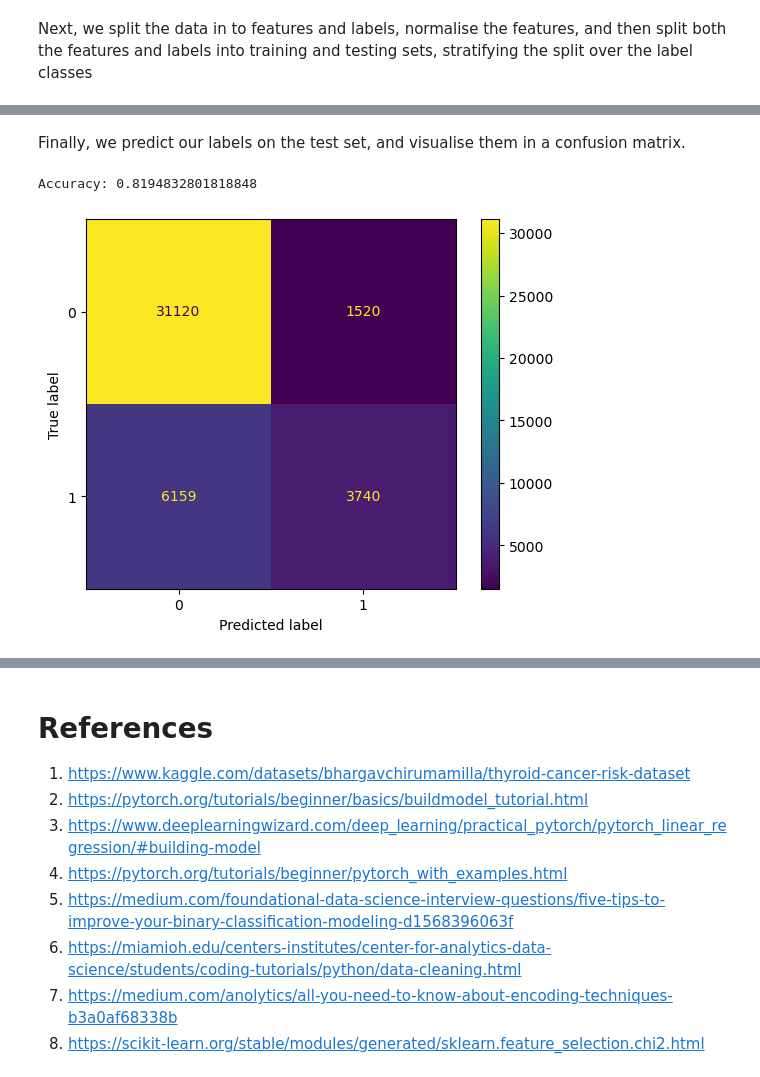
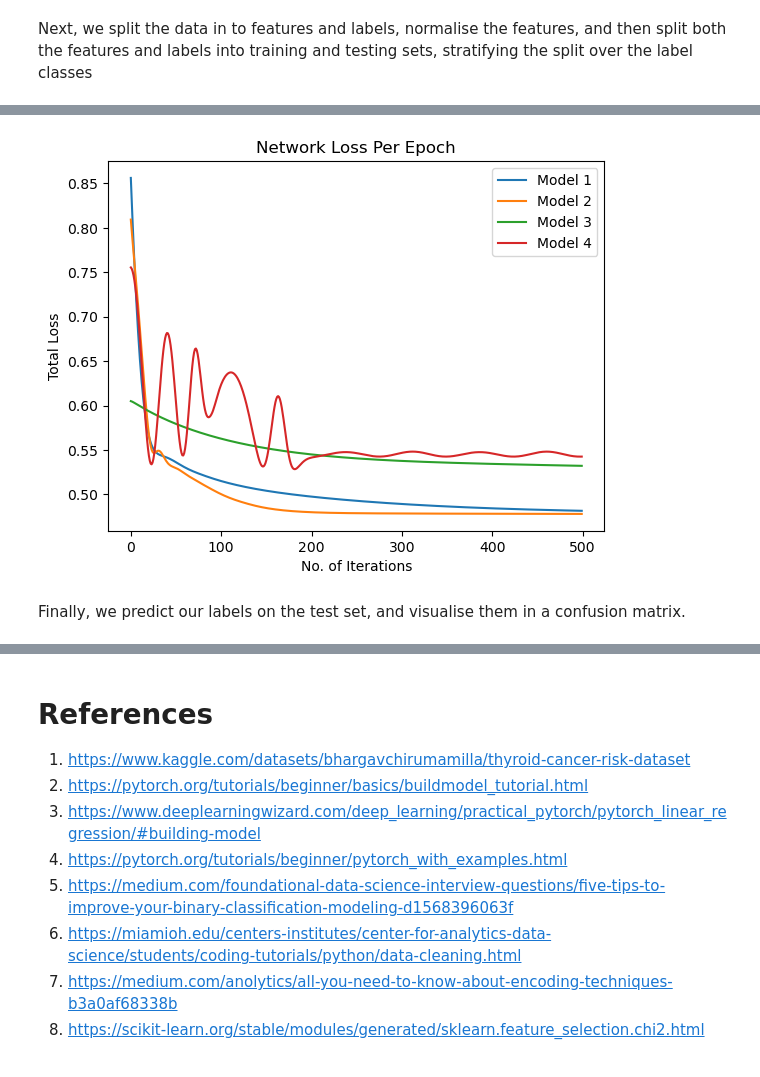
Before and after one commit to Aidan-Mulholland/Advanced-AI, a Jupyter notebook: main.ipynb, the cells around one changed output, grey strips where cells are left out. Saved outputs shown, nothing was run; the diff lists cells and outputs as text; code cells hidden in the pictures.

Commit message:
added some hyperparameter comparison for different models

```diff
--- a/main.ipynb
+++ b/main.ipynb
@@ -297,0 +393,31 @@ plt.show()
+# %%
+class NeuralNetwork(torch.nn.Module):
+    def __init__(self, input_size):
+        super().__init__()
+        self.flatten = torch.nn.Flatten()
+        self.connected_layers = torch.nn.Sequential(
+            torch.nn.Linear(input_size, 5),
+            torch.nn.ReLU(),
+            torch.nn.Linear(5, 1),
+            torch.nn.Sigmoid()
+        )
+
+    def forward(self, x):
+        x = self.flatten(x)
+        output = self.connected_layers(x)
+        return output
+
+model_4 = NeuralNetwork(x_train.shape[1]).to(device)
+criterion = torch.nn.BCELoss()
+optimizer = torch.optim.SGD(model_4.parameters(), lr=0.01, momentum=1, weight_decay=0.001)
+losses_4 = []
+epochs = 500
+for epoch in range(epochs):
+    optimizer.zero_grad()
+    y_pred = model_4(x_train)
+    loss = criterion(y_pred.squeeze(), y_train)
+    losses_4.append(loss.item())
+    loss.backward()
+    optimizer.step()
+    print(f"epoch = {epoch}, loss = {loss}")
+print("Done training!")
@@ -298,20 +442,14 @@ plt.show()
+# %%
+plt.plot(losses_1, label="Model 1")
+plt.plot(losses_2, label="Model 2")
+plt.plot(losses_3, label="Model 3")
+plt.plot(losses_4, label="Model 4")
+plt.title("Network Loss Per Epoch")
+plt.xlabel("No. of Iterations")
+plt.ylabel("Total Loss")
+plt.legend()
+plt.show()
+# %% [output]
+[figure, added]
 # %% [markdown]
 Finally, we predict our labels on the test set, and visualise them in a confusion matrix.
-# %%
-from sklearn.metrics import confusion_matrix, ConfusionMatrixDisplay
-
-with torch.no_grad():
-    y_pred = model(x_test)
-    predicted_labels = (y_pred >= 0.5).float()  # Convert to 0.0/1.0
-    accuracy = (predicted_labels.squeeze() == y_test).float().mean()
-    print(f"Accuracy: {accuracy.item()}")
-
-cm = confusion_matrix(y_test, predicted_labels)
-disp = ConfusionMatrixDisplay(confusion_matrix=cm)
-
-disp.plot()
-plt.show()
-# End of [3]
-# %% [output]
-Accuracy: 0.8194832801818848
-[figure, removed]
```
Also changed, not shown: parts of 9 cells of this notebook.
